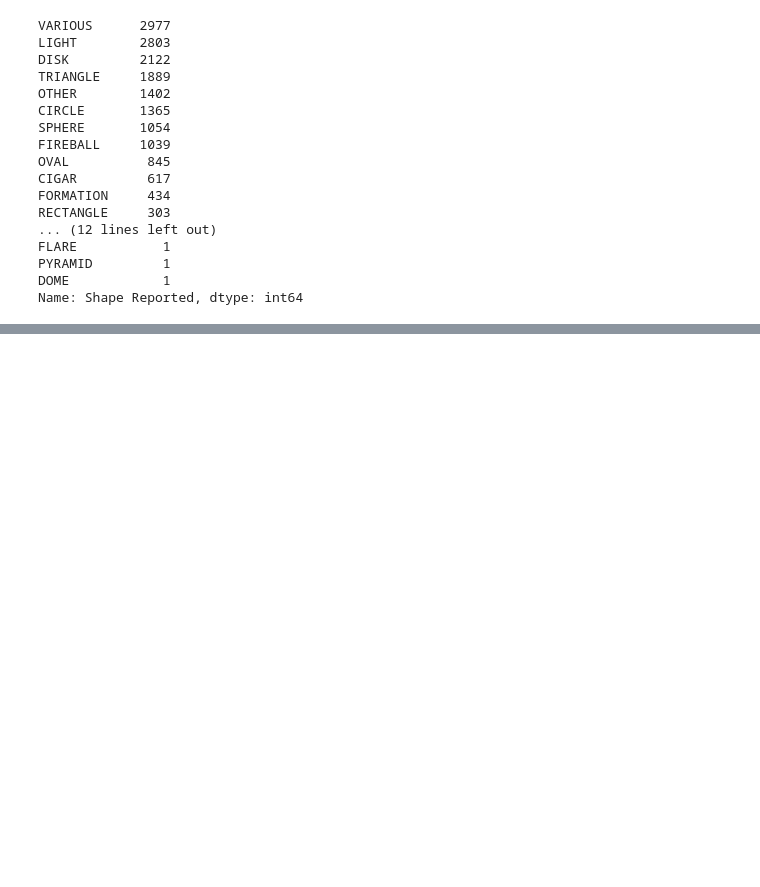
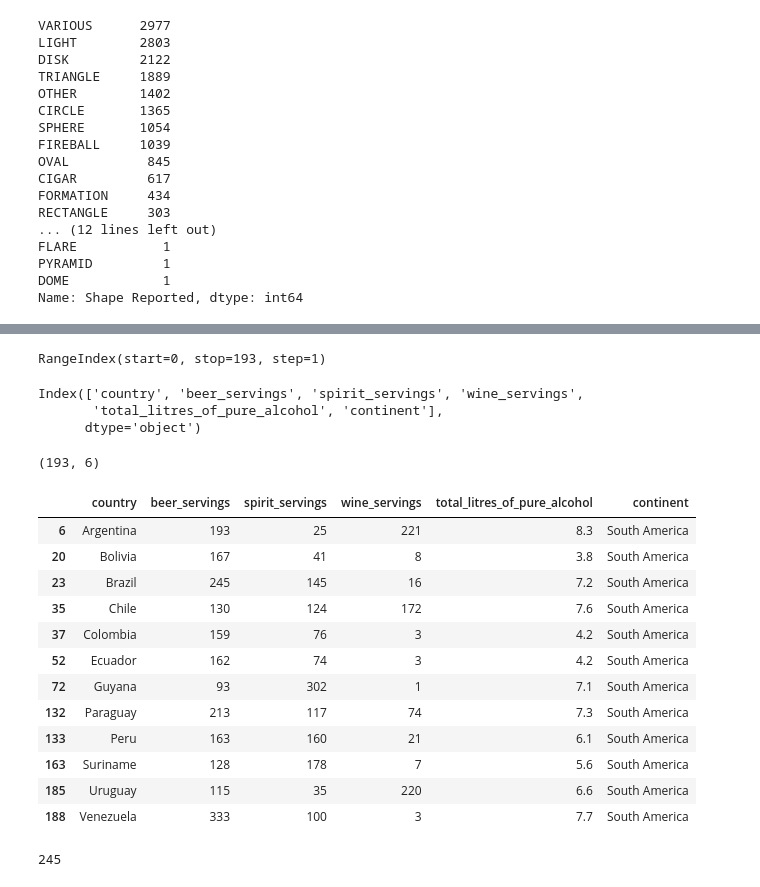
Before and after one commit to Muhammd-Hamza-Sabir/Data-Analysis-using-Pandas, a Jupyter notebook: Pandas Tutorial.ipynb, the cells around one changed output, grey strips where cells are left out. Drawn from its saved outputs; the diff is of its cells as text; code cells hidden in the pictures; blank space fills up the shorter version.

```diff
--- a/Pandas Tutorial.ipynb
+++ b/Pandas Tutorial.ipynb
@@ -1381,0 +1390,2 @@ Name: Shape Reported, dtype: int64
+# %%
+drinks = pd.read_csv("http://bit.ly/drinksbycountry")
@@ -1381,0 +1401,39 @@ Name: Shape Reported, dtype: int64
+# %%
+# column before country without any header is "Index"
+drinks.index
+# %% [output]
+RangeIndex(start=0, stop=193, step=1)
+# %%
+drinks.columns
+# %% [output]
+Index(['country', 'beer_servings', 'spirit_servings', 'wine_servings',
+       'total_litres_of_pure_alcohol', 'continent'],
+      dtype='object')
+# %%
+# index is not included in column while columns are not in
+# rows for shape
+drinks.shape
+# %% [output]
+(193, 6)
+# %%
+# here, index column does not renumber & stays with the rows
+drinks[drinks['continent']=='South America']
+# %% [output]
+|  | country | beer_servings | spirit_servings | wine_servings | total_litres_of_pure_alcohol | continent |
+| 6 | Argentina | 193 | 25 | 221 | 8.3 | South America |
+| 20 | Bolivia | 167 | 41 | 8 | 3.8 | South America |
+| 23 | Brazil | 245 | 145 | 16 | 7.2 | South America |
+| 35 | Chile | 130 | 124 | 172 | 7.6 | South America |
+| 37 | Colombia | 159 | 76 | 3 | 4.2 | South America |
+| 52 | Ecuador | 162 | 74 | 3 | 4.2 | South America |
+| 72 | Guyana | 93 | 302 | 1 | 7.1 | South America |
+| 132 | Paraguay | 213 | 117 | 74 | 7.3 | South America |
+| 133 | Peru | 163 | 160 | 21 | 6.1 | South America |
+| 163 | Suriname | 128 | 178 | 7 | 5.6 | South America |
+| 185 | Uruguay | 115 | 35 | 220 | 6.6 | South America |
+| 188 | Venezuela | 333 | 100 | 3 | 7.7 | South America |
+# %%
+# let's have a look at selection
+drinks.loc[23, "beer_servings"]
+# %% [output]
+245
```
Also changed, not shown: parts of 14 cells of this notebook.
